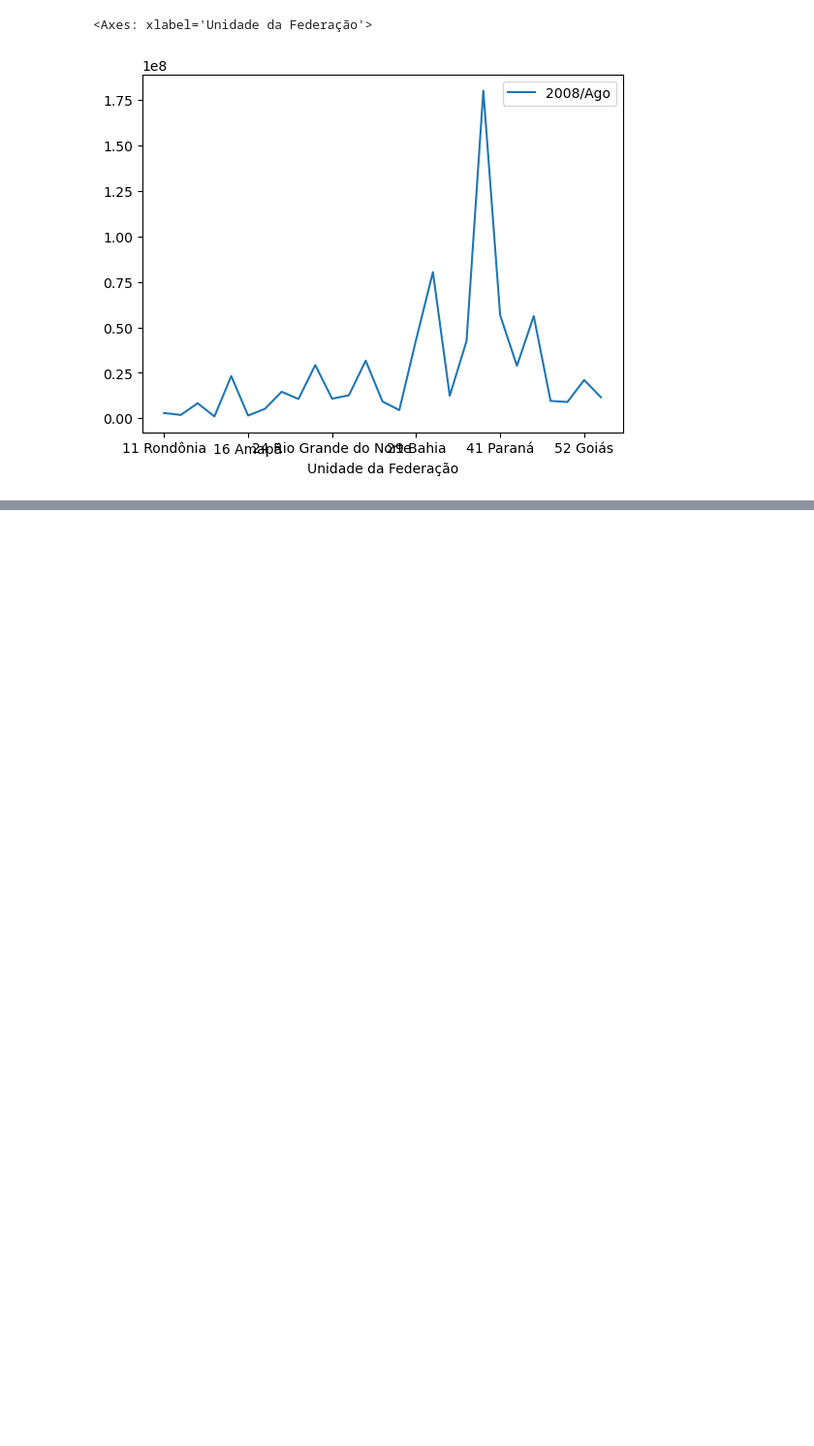
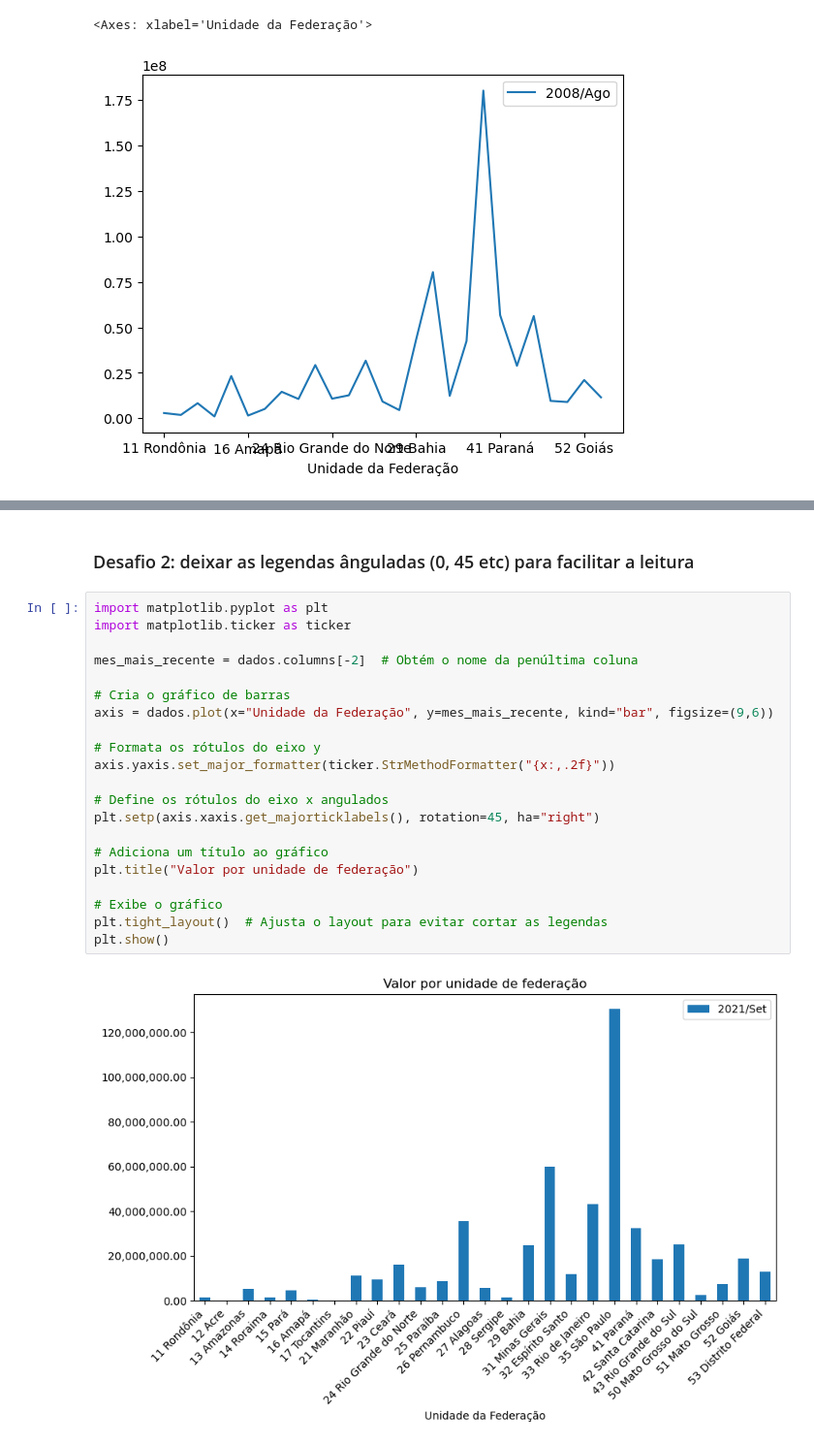
Before and after one commit to raulrosapacheco/pos-data-analytics-fiap, a Jupyter notebook: anotacoes/fase-1/analise-exploratoria-dados/producao-hospitalar.ipynb, the cells around one changed output, grey strips where cells are left out. Shown at 97% size. Drawn from its saved outputs; the diff is of its cells as text; blank space fills up the shorter version.

```diff
--- a/anotacoes/fase-1/analise-exploratoria-dados/producao-hospitalar.ipynb
+++ b/anotacoes/fase-1/analise-exploratoria-dados/producao-hospitalar.ipynb
@@ -88,0 +230,25 @@ plt.show
+# %% [markdown]
+### Desafio 2: deixar as legendas ânguladas (0, 45 etc) para facilitar a leitura
+# %%
+import matplotlib.pyplot as plt
+import matplotlib.ticker as ticker
+
+mes_mais_recente = dados.columns[-2]  # Obtém o nome da penúltima coluna
+
+# Cria o gráfico de barras
+axis = dados.plot(x="Unidade da Federação", y=mes_mais_recente, kind="bar", figsize=(9,6))
+
+# Formata os rótulos do eixo y
+axis.yaxis.set_major_formatter(ticker.StrMethodFormatter("{x:,.2f}"))
+
+# Define os rótulos do eixo x angulados
+plt.setp(axis.xaxis.get_majorticklabels(), rotation=45, ha="right")
+
+# Adiciona um título ao gráfico
+plt.title("Valor por unidade de federação")
+
+# Exibe o gráfico
+plt.tight_layout()  # Ajusta o layout para evitar cortar as legendas
+plt.show()
+# %% [output]
+[figure, added]
```
Also changed, not shown: parts of 89 cells of this notebook.
